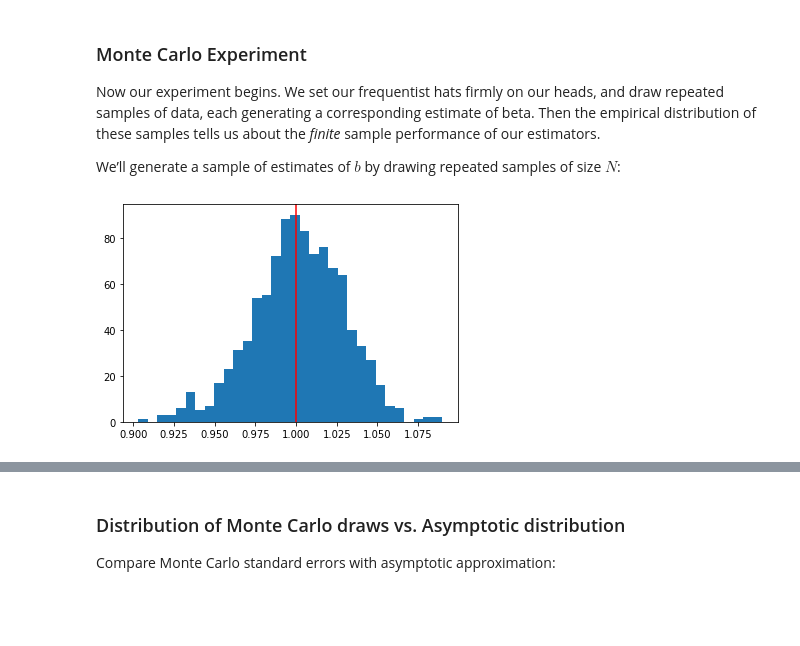
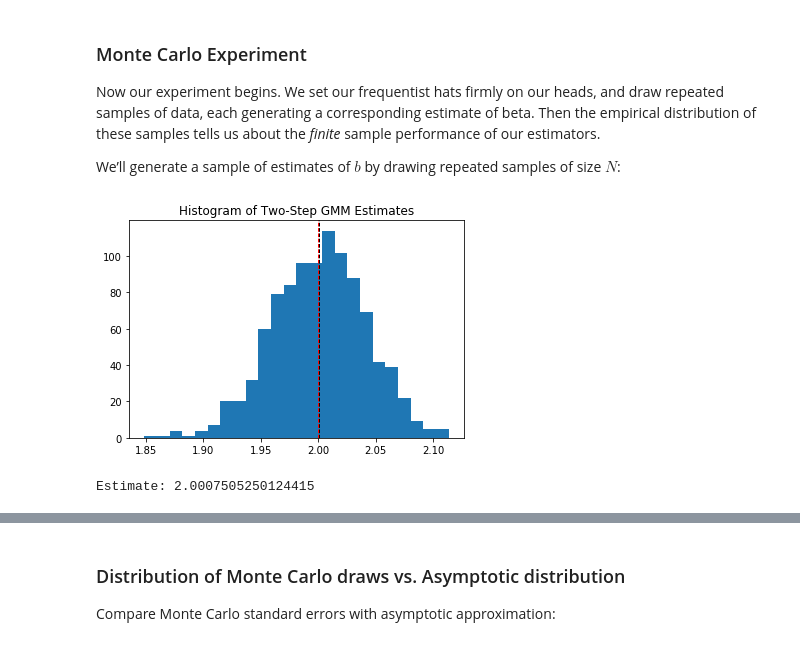
Before and after one commit to connorp/ARE212_Materials, a Jupyter notebook: gmm_finite_samples.ipynb, the cells around one changed output, grey strips where cells are left out. Cells and saved outputs as stored; diff of their text form; code cells hidden in the pictures; blank space fills up the shorter version.

```diff
--- a/gmm_finite_samples.ipynb
+++ b/gmm_finite_samples.ipynb
@@ -318,19 +325,45 @@ these samples tells us about the *finite* sample performance of our estimators.
 
 We&rsquo;ll generate a sample of estimates of $b$ by drawing repeated
 samples of size $N$:
-# %%
-N = 1000 # Sample size
-
-D = 1000 # Monte Carlo draws
-
-b_draws = []
-J_draws = []
-for d in range(D):
-    soltn = two_step_gmm(dgp(N,*truth))
-    b_draws.append(soltn.x)
-    J_draws.append(soltn.fun)
-
-_ = plt.hist(b_draws,bins=int(np.ceil(np.sqrt(N))))
-_ = plt.axvline(beta,color='r')
-# %% [output]
-[figure, removed]
+# %%
+N = 1000 # Sample size
+
+D = 1000 # Monte Carlo draws
+
+b_twostep = []
+J_twostep = []
+b_iter = []
+J_iter = []
+b_cont = []
+J_cont = []
+for d in range(D):
+    iteration_data = dgp(N, *truth)
+    soltn_twostep = two_step_gmm(iteration_data)
+    b_twostep.append(soltn_twostep.x)
+    J_twostep.append(soltn_twostep.fun)
+
+    soltn_iter = iterated_gmm(iteration_data)
+    try:
+        b_iter.append(soltn_iter.x)
+        J_iter.append(soltn_iter.fun)
+    except AttributeError:
+        b_iter.append(np.nan)
+        J_iter.append(np.nan)
+
+    soltn_cont = continuous_gmm(iteration_data)
+    b_cont.append(soltn_cont.x)
+    J_cont.append(soltn_cont.fun)
+# %%
+def graph_hist(data, caption):
+    """Plot a histogram of the relevant data"""
+    plt.hist(data, bins='auto')
+    plt.title(caption)
+    plt.axvline(stats.mean(data), color='k', linestyle='dashed', linewidth=1)
+    plt.axvline(beta, color='r', linestyle='dashed', linewidth=1)
+    plt.show()
+    print("Estimate:", stats.mean(data))
+# %%
+graph_hist(b_twostep, "Histogram of Two-Step GMM Estimates")
+# %% [output]
+[figure, added]
+Estimate: 2.0007505250124415
```
Also changed, not shown: parts of 18 cells of this notebook, 1 other file.
